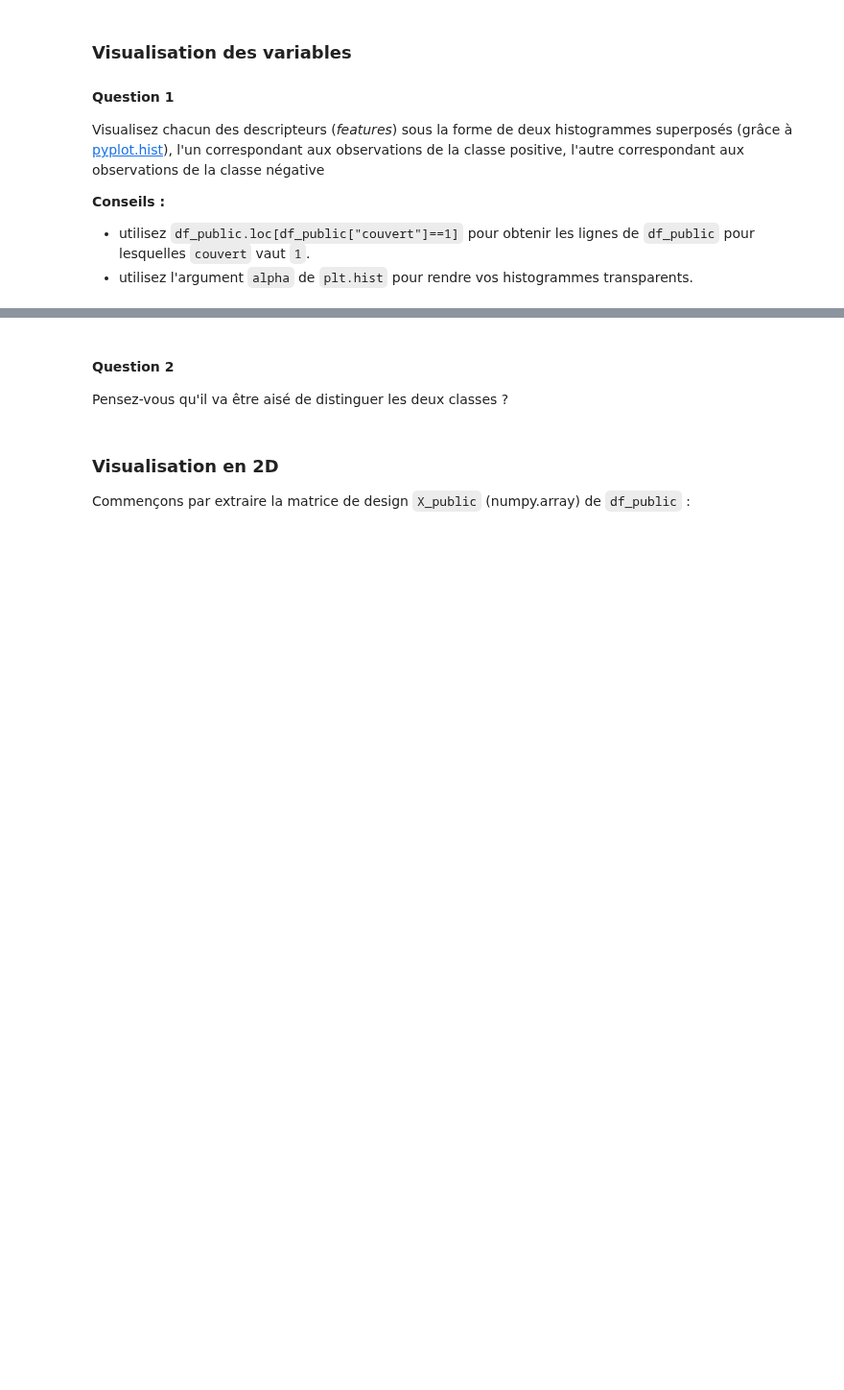
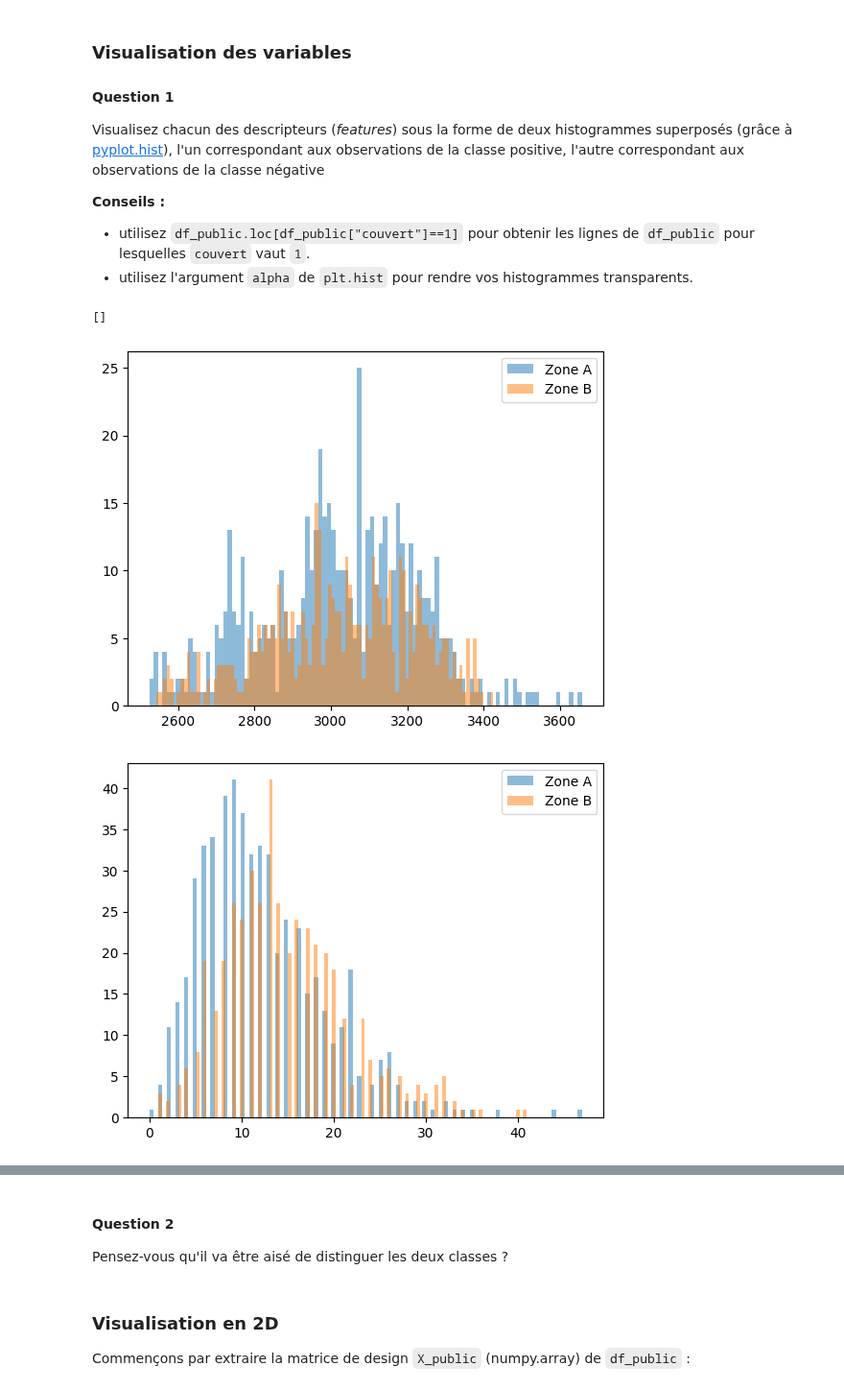
Before and after one commit to VDeumier/Projet_SDD, a Jupyter notebook: Projet_SDD_2024.ipynb, the cells around one changed output, grey strips where cells are left out. Shown at 96% size. Saved outputs shown, nothing was run; the diff lists cells and outputs as text; code cells hidden in the pictures; blank space fills up the shorter version.

Commit message:
visualisation données

```diff
--- a/Projet_SDD_2024.ipynb
+++ b/Projet_SDD_2024.ipynb
@@ -48,5 +48,5 @@ import matplotlib.pyplot as plt
 # %%
 import pandas as pd
 # %%
-df_public = pd.read_csv('data/couvert_vegetal_public.tsv', delimiter='\t')
+df_prive_3 = pd.read_csv('couvert_vegetal_prive_3.tsv', delimiter='\t')
 # %%
@@ -60,3 +67,19 @@ Visualisez chacun des descripteurs (_features_) sous la forme de deux histogramm
 __Conseils :__
 * utilisez `df_public.loc[df_public["couvert"]==1]` pour obtenir les lignes de `df_public` pour lesquelles `couvert` vaut `1`.
 * utilisez l'argument `alpha` de `plt.hist` pour rendre vos histogrammes transparents.
+# %%
+df1 = df_prive_3.loc[df_prive_3["zone_A"] == 1]
+df0 = df_prive_3.loc[df_prive_3["zone_A"] == 0]
+
+columns = df_prive_3.columns.values[:-1]
+for column in columns:
+    plt.figure()
+    plt.hist(df1[column], bins = 100, alpha = 0.5, label = 'Zone A')
+    plt.hist(df0[column], bins = 100, alpha = 0.5, label = 'Zone B')
+    plt.legend()
+    plt.title(column)
+plt.plot()
+# %% [output]
+[]
+[figure, added]
+[figure, added]
```
Also changed, not shown: parts of 2 cells of this notebook.
